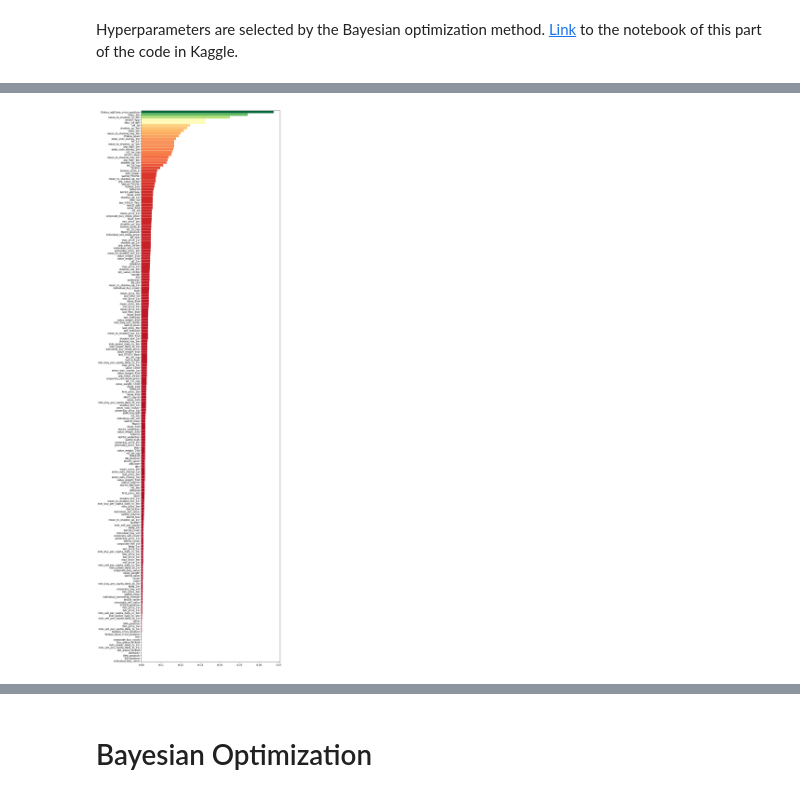
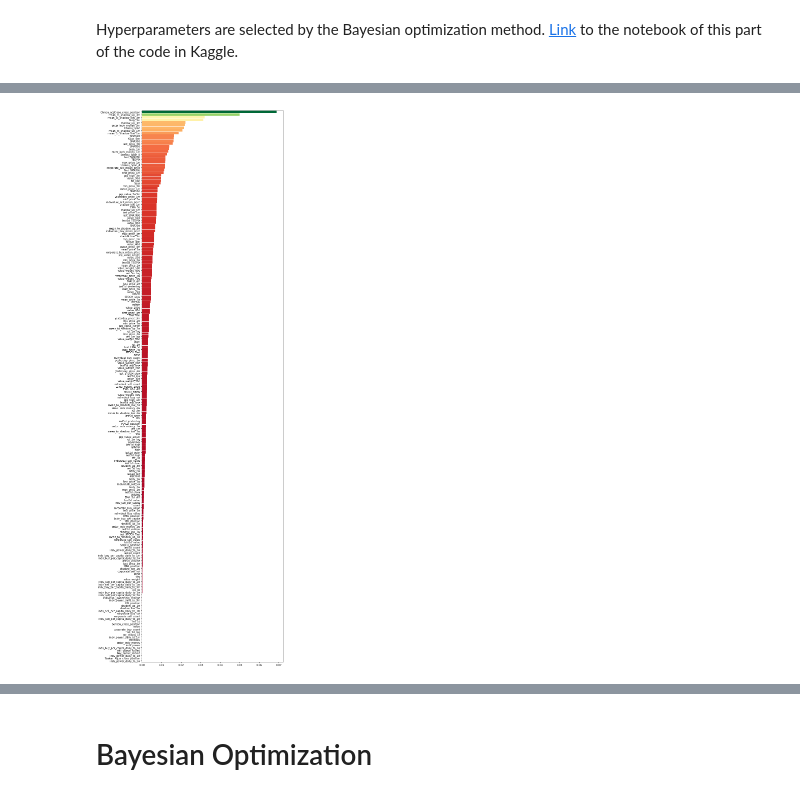
Before and after one commit to Hamtech-ai/InsightiFi, a Jupyter notebook: prediction/run_all_notebook.ipynb, the cells around one changed output, grey strips where cells are left out. Saved outputs shown, nothing was run; the diff lists cells and outputs as text; code cells hidden in the pictures.

Commit message:
a new method for labeling

```diff
--- a/prediction/run_all_notebook.ipynb
+++ b/prediction/run_all_notebook.ipynb
@@ -319,6 +320,8 @@ features_extracted.dropna(
     how = 'any',
     inplace = True
 )
+features_extracted.reset_index(inplace = True, drop = True)
+
 print(f'shape of features after drop non-essential rows: {features_extracted.shape}')
-features_extracted.head()
+features_extracted
 # %% [output]
@@ -335,29 +345,13 @@ shape of features after drop non-essential rows: (2869, 209)
 # %%
 pivots = pd.DataFrame(
     peak_valley_pivots(
-        ticker_history['adjClose'].to_list(), 0.1
-    ) ,
+        features_extracted['adjClose'].to_list(), 0.1
+    ),
     columns = ['label']
-) * -1
+)
+
+df = features_extracted.copy()
+df['pivot'] = pivots
 
 print(f'Number of each pivot {np.unique(pivots["label"], return_counts = True)}')
-
-signals = pivots.replace(
-    to_replace = 0,
-    value = np.nan
-)
-signals.fillna(
-    method = 'ffill',
-    inplace = True
-)
-signals.fillna(
-    method = 'bfill',
-    inplace = True
-)
-
-pivots.columns = ['pivots']
-signals['date'] = ticker_history['date']
-pivots['date'] = ticker_history['date']
-
-print(f'Number of each class {np.unique(signals["label"], return_counts = True)}')
 # %% [output]
@@ -366,6 +529,6 @@ Number of each class (array([-1.,  1.]), array([1930, 1581], dtype=int64))
 # %%
 initFeatures = features_extracted.merge(
-    signals,
+    df[['date', 'pivot', 'label', 'cat_label']],
     how = 'left',
     on = 'date'
 )
@@ -437,23 +598,23 @@ except:
 # %%
 importance = pd.DataFrame(
     {
-        'Features': initFeatures.iloc[:, 2:-1].columns,
+        'Features': initFeatures.iloc[:, 2:-2].columns,
         'Scores': featureImport
     }
 ).sort_values(by = ['Scores'])
 
 plt.figure(figsize = (10, 40))
 plt.tight_layout()
 
 plt.barh(
     y = importance['Features'],
     width = importance['Scores'],
     height = 0.95,
     color = plt.cm.get_cmap('RdYlGn')(importance['Scores'] / max(importance['Scores']))
 )
-plt.margins(y=0)
+plt.margins(y = 0)
 # %% [output]
-[figure, old version]
+[figure, new version]
 # %%
 def convertLabel(df, colName):
     name = str(colName + '01')
```
Also changed, not shown: parts of 16 cells of this notebook, 3 other files.
